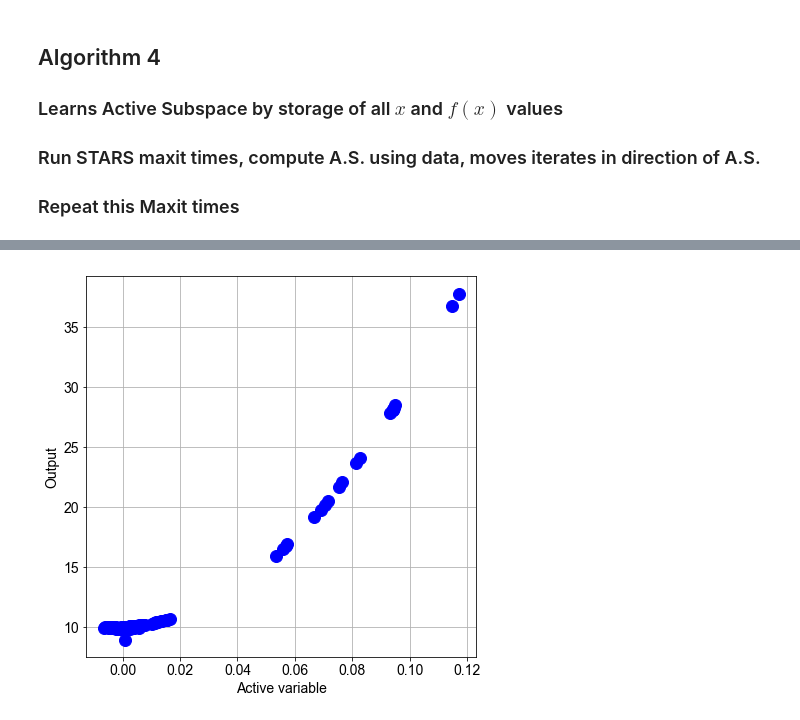
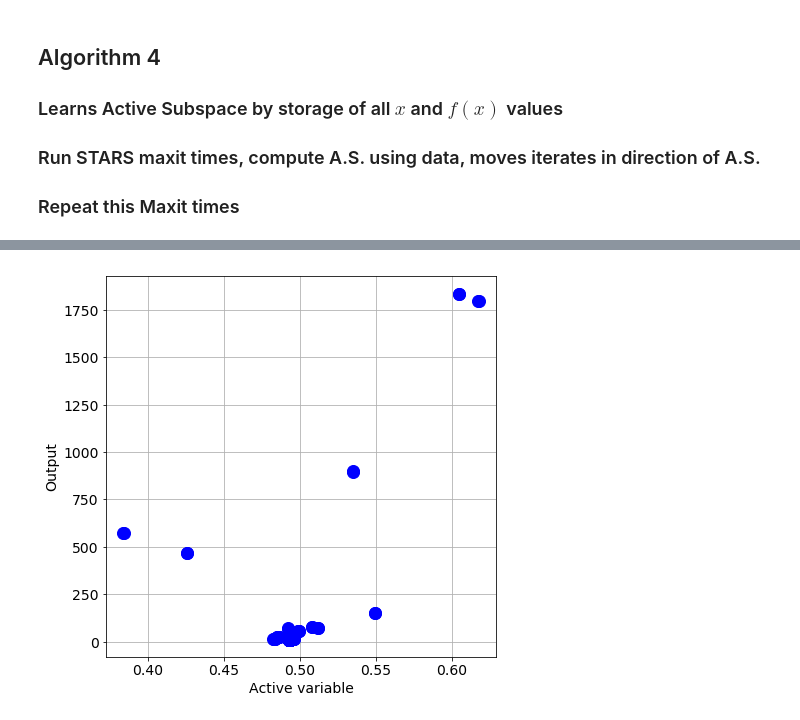
Before and after one commit to mathematicalmichael/personalresearch, a Jupyter notebook: Notebooks/AS_vs_DF_Optimization_v2.ipynb, the cells around one changed output, grey strips where cells are left out. Saved outputs shown, nothing was run; the diff lists cells and outputs as text; code cells hidden in the pictures.

```diff
--- a/Notebooks/AS_vs_DF_Optimization_v2.ipynb
+++ b/Notebooks/AS_vs_DF_Optimization_v2.ipynb
@@ -60,24 +60,15 @@ def gun(a):
 
     return (A*np.sin(x+y)**2+(A/2)*np.sin(z+w)**2+C*p**2).reshape(M, 1)
 
-def hun(a):
-
-    a = a.copy()
-    a = np.atleast_2d(a)
-    M = a.shape[0]
-
-    x = a[:,0]; y = a[:,1]; z = a[:,2]; w = a[:,3]; p = a[:,4]; q = a[:,5];
-
-    return (A*(x**2+y)+2*B*(z+w)**100+C*(p+q+x**3)**2).reshape(M, 1)
 
 f=fun(a)
 g=gun(a)
 
 # Global noise proportionality constant
-k = 1e-6
+k = 1e-4
 
 # Perturbed function output
-pert_f=g+np.linalg.norm(g)*k*(2*(np.random.rand(M,1))-np.ones((M,1)))
+pert_f=f+k*(2*(np.random.rand(M,1))-np.ones((M,1)))
 # %% [markdown]
 # Computation of the Active Subspace
 # %% [markdown]
@@ -125,7 +116,7 @@ print(ss.eigenvecs[:,0])
 # Fitting a Polynomial Surrogate
 # %%
 #quadratic polynomial approximation
-RS = ac.utils.response_surfaces.PolynomialApproximation(4)
+RS = ac.utils.response_surfaces.PolynomialApproximation(2)
 
 #Train the surface with active variable values (y = a.dot(ss.W1)) and perturbed function values (f)
 y = a.dot(ss.W1)
@@ -820,34 +492,30 @@ print(F)
 
 # STARS burn-in followed by active subspace calculation
 
-# Set Maximum iteration counters
-Maxit=100
+x_init=2*np.random.rand(1,16)-np.ones(16)
+F=function1
+mu_star=2e-4
+h=3.9e-5
+k=1e-4
+
+x=x_init
+f=F(x)
+
 x_hist=np.array(x)
 f_hist=np.array(f)
 
+maxit=100
 
-for i in range(1,Maxit):
-
-
-    u=np.random.normal(0,1,16) #random step for STARS
-
-    err=F*(2*np.random.rand(1,1) -1) #additive noise for function
-
-    y=x+(mu_star)*u
+for i in range(1, maxit):
+    s=STARS(x,F,k,mu_star,h)
+    x=s[0]
+    f=s[1]
+    y=s[2]
+    g=s[3]
+    x_hist=np.vstack((x_hist,x))
     x_hist=np.vstack((x_hist,y))
-
-    g=fun(y)[0,0] + err
+    f_hist=np.vstack((f_hist,f))
     f_hist=np.vstack((f_hist,g))
-
-    s=((g - f)/mu_star)*u
-
-    x=x - (h)*s
-    x_hist=np.vstack((x_hist,x))
-
-    err=F*(2*np.random.rand(1,1) -1)
-
-    f=fun(x)[0,0] + err
-    f_hist=np.vstack((f_hist,f))
 
 
 # Compute AS using function values stored in f_hist
@@ -855,29 +523,27 @@ for i in range(1,Maxit):
 # Instantiate a subspace object
 ss = ac.subspaces.Subspaces()
 
-    # Use Local Linears
-    #df = ac.gradients.local_linear_gradients(x_hist, f_hist) #Estimated gradients using local linear models
-    #ss.compute(df=df, nboot=0)
+# Use Local Linears
+#df = ac.gradients.local_linear_gradients(x_hist, f_hist) #Estimated gradients using local linear models
+#ss.compute(df=df, nboot=0)
 
-    # Use Global Quadratic
+# Use Global Quadratic
 ss.compute(X=x_hist, f=f_hist, nboot=0, sstype='QPHD')
-
 
 
 sub=ss.eigenvecs[:,0]
 
 
 
-    # Project the new x value into the active subspace ss.W1
+# Project the new x value into the active subspace ss.W1
 
-x=(x.reshape((1, 16)).dot(sub))*sub
-x=x.reshape(1,16)
-x_hist=np.vstack((x_hist,x))
+#x=(x.reshape((1, 16)).dot(sub))*sub
+#x=x.reshape(1,16)
+#x_hist=np.vstack((x_hist,x))
 
-err=F*(2*np.random.rand(1,1) -1)
 
-f=fun(x)[0,0] + err
-f_hist=np.vstack((f_hist,f))
+#f=F(x) + k*(2*np.random.rand(1,1) -1)
+#f_hist=np.vstack((f_hist,f))
 
 print(x)
 print(f)
@@ -907 +571 @@ ac.utils.plotters.sufficient_summary(x_hist.dot(ss.W1), f_hist)
-[figure, old version]
+[figure, new version]
```
Also changed, not shown: parts of 33 cells of this notebook.
